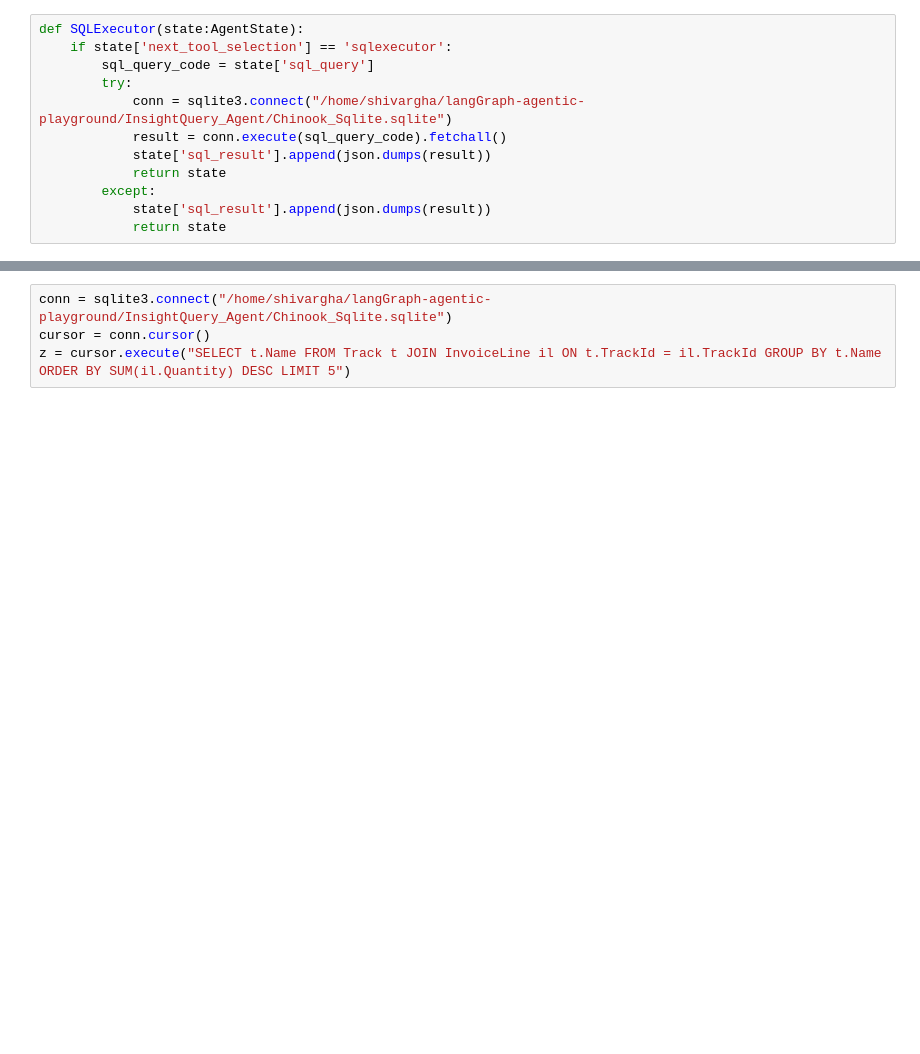
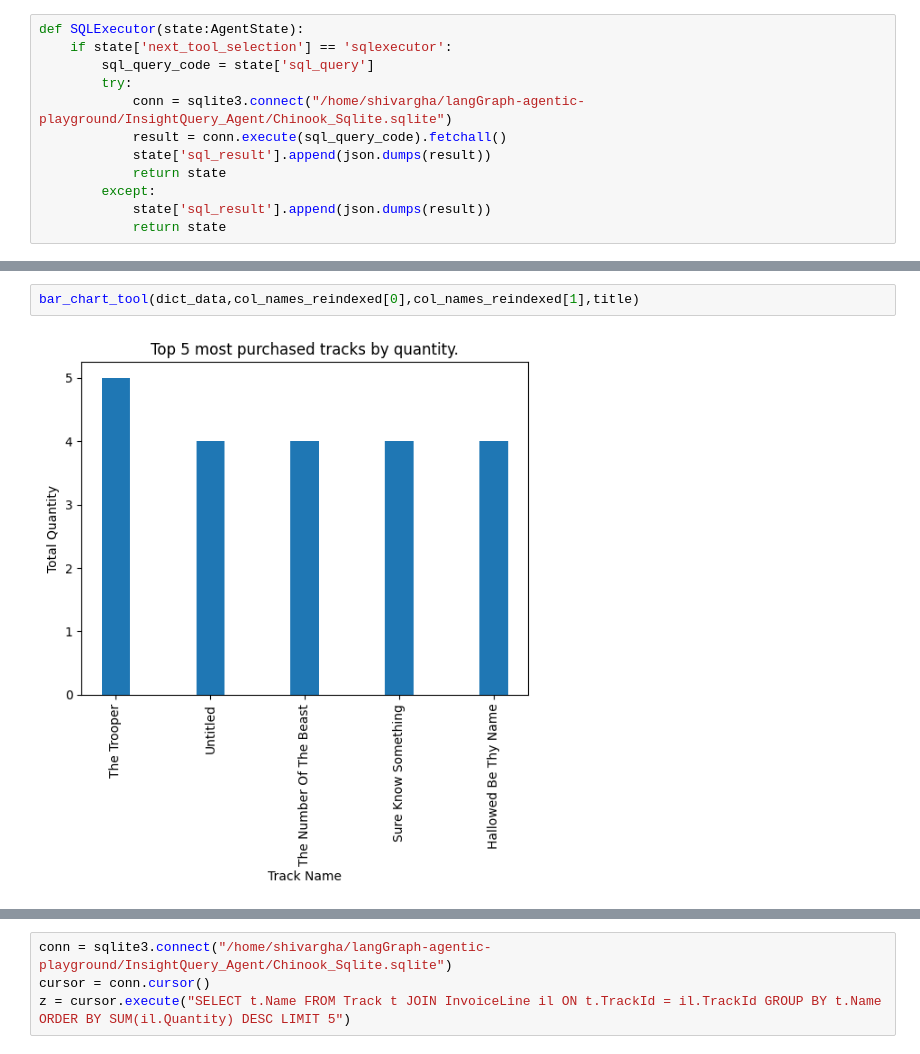
Before and after one commit to shivargha98/langGraph-agentic-playground, a Jupyter notebook: InsightQuery_Agent/experiments.ipynb, the cells around one changed output, grey strips where cells are left out. Cells and saved outputs as stored; diff of their text form; blank space fills up the shorter version.

```diff
--- a/InsightQuery_Agent/experiments.ipynb
+++ b/InsightQuery_Agent/experiments.ipynb
@@ -201,0 +302,4 @@ json.loads(state_after_sqlexec['sql_result'][-1])
+# %%
+bar_chart_tool(dict_data,col_names_reindexed[0],col_names_reindexed[1],title)
+# %% [output]
+[figure, added]
```
Also changed, not shown: parts of 13 cells of this notebook.
